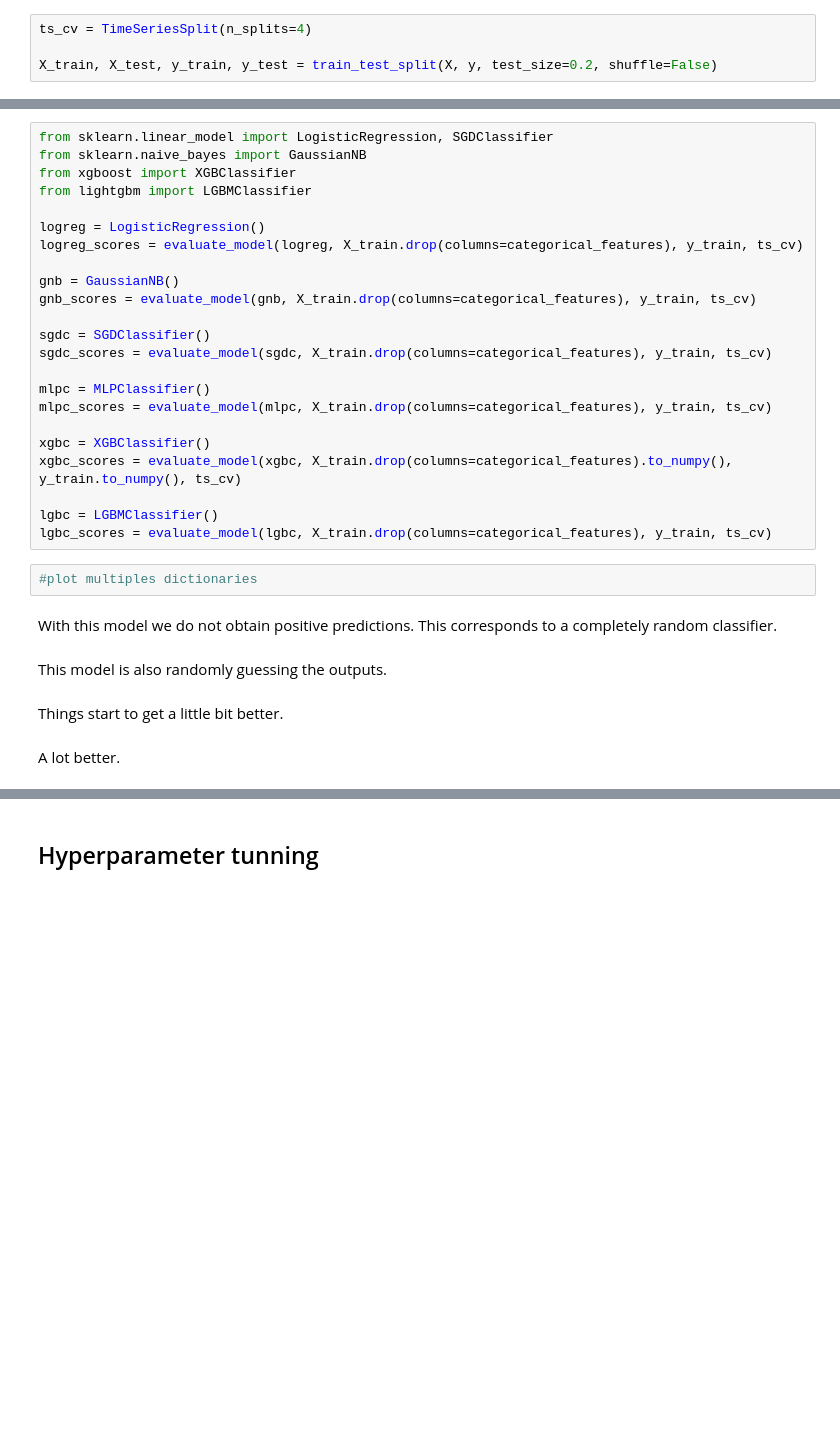
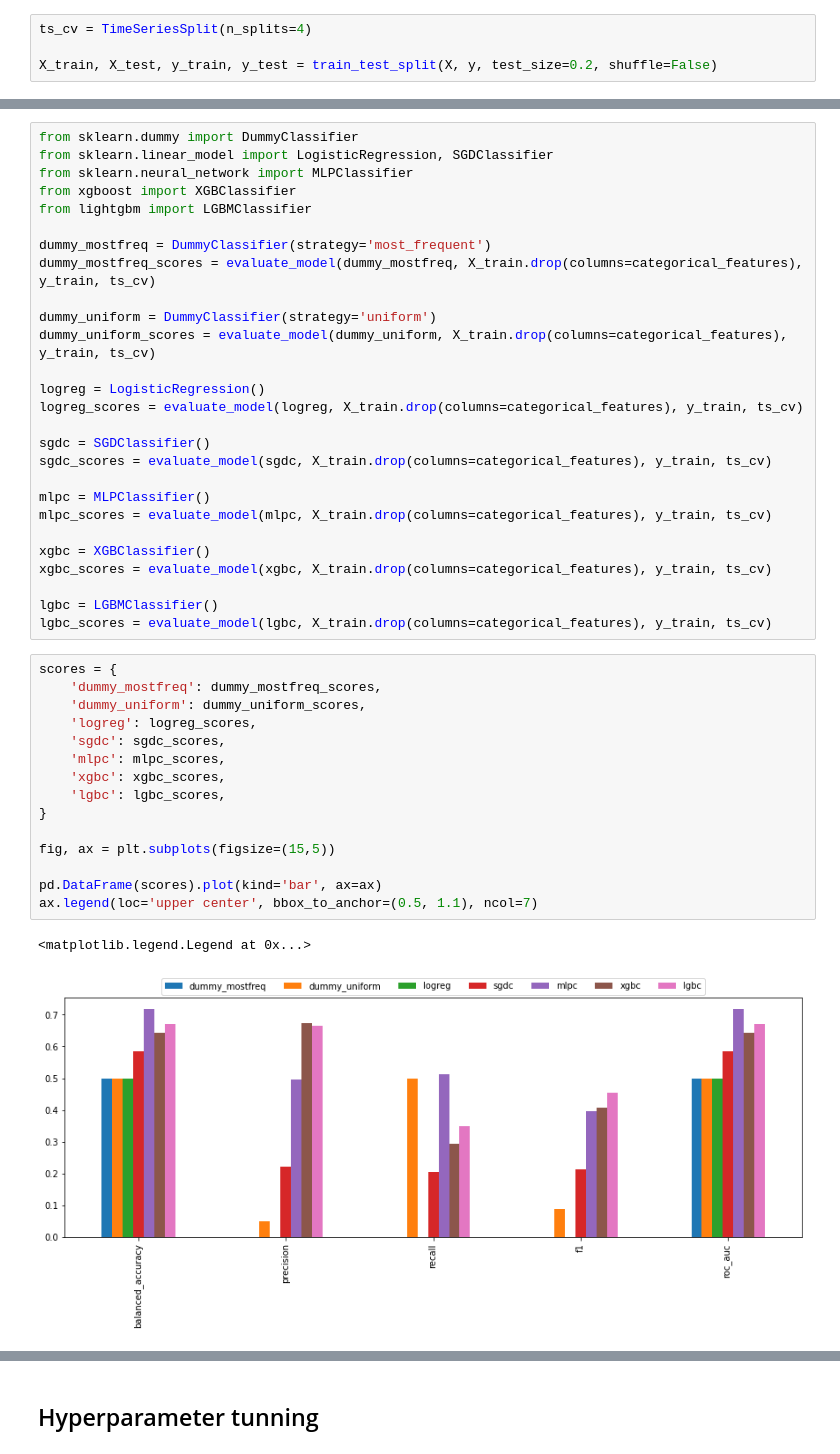
Before and after one commit to fmzhz/watershed-challenge, a Jupyter notebook: notebooks/watersheds.ipynb, the cells around one changed output, grey strips where cells are left out. Drawn from its saved outputs; the diff is of its cells as text; blank space fills up the shorter version.

```diff
--- a/notebooks/watersheds.ipynb
+++ b/notebooks/watersheds.ipynb
@@ -857,14 +829,18 @@ X_train, X_test, y_train, y_test = train_test_split(X, y, test_size=0.2, shuffle
 # %%
+from sklearn.dummy import DummyClassifier
 from sklearn.linear_model import LogisticRegression, SGDClassifier
-from sklearn.naive_bayes import GaussianNB
+from sklearn.neural_network import MLPClassifier
 from xgboost import XGBClassifier
 from lightgbm import LGBMClassifier
 
+dummy_mostfreq = DummyClassifier(strategy='most_frequent')
+dummy_mostfreq_scores = evaluate_model(dummy_mostfreq, X_train.drop(columns=categorical_features), y_train, ts_cv)
+
+dummy_uniform = DummyClassifier(strategy='uniform')
+dummy_uniform_scores = evaluate_model(dummy_uniform, X_train.drop(columns=categorical_features), y_train, ts_cv)
+
 logreg = LogisticRegression()
 logreg_scores = evaluate_model(logreg, X_train.drop(columns=categorical_features), y_train, ts_cv)
-
-gnb = GaussianNB()
-gnb_scores = evaluate_model(gnb, X_train.drop(columns=categorical_features), y_train, ts_cv)
 
 sgdc = SGDClassifier()
 sgdc_scores = evaluate_model(sgdc, X_train.drop(columns=categorical_features), y_train, ts_cv)
@@ -873,17 +849,25 @@ mlpc = MLPClassifier()
 mlpc_scores = evaluate_model(mlpc, X_train.drop(columns=categorical_features), y_train, ts_cv)
 
 xgbc = XGBClassifier()
-xgbc_scores = evaluate_model(xgbc, X_train.drop(columns=categorical_features).to_numpy(), y_train.to_numpy(), ts_cv)
+xgbc_scores = evaluate_model(xgbc, X_train.drop(columns=categorical_features), y_train, ts_cv)
 
 lgbc = LGBMClassifier()
 lgbc_scores = evaluate_model(lgbc, X_train.drop(columns=categorical_features), y_train, ts_cv)
-# %%
-#plot multiples dictionaries
-# %% [markdown]
-With this model we do not obtain positive predictions. This corresponds to a completely random classifier.
-# %% [markdown]
-This model is also randomly guessing the outputs.
-# %% [markdown]
-Things start to get a little bit better.
-# %% [markdown]
-A lot better.
+# %%
+scores = {
+    'dummy_mostfreq': dummy_mostfreq_scores,
+    'dummy_uniform': dummy_uniform_scores,
+    'logreg': logreg_scores,
+    'sgdc': sgdc_scores,
+    'mlpc': mlpc_scores,
+    'xgbc': xgbc_scores,
+    'lgbc': lgbc_scores,
+}
+
+fig, ax = plt.subplots(figsize=(15,5))
+
+pd.DataFrame(scores).plot(kind='bar', ax=ax)
+ax.legend(loc='upper center', bbox_to_anchor=(0.5, 1.1), ncol=7)
+# %% [output]
+<matplotlib.legend.Legend at 0x...>
+[figure, added]
```
Also changed, not shown: parts of 44 cells of this notebook.
